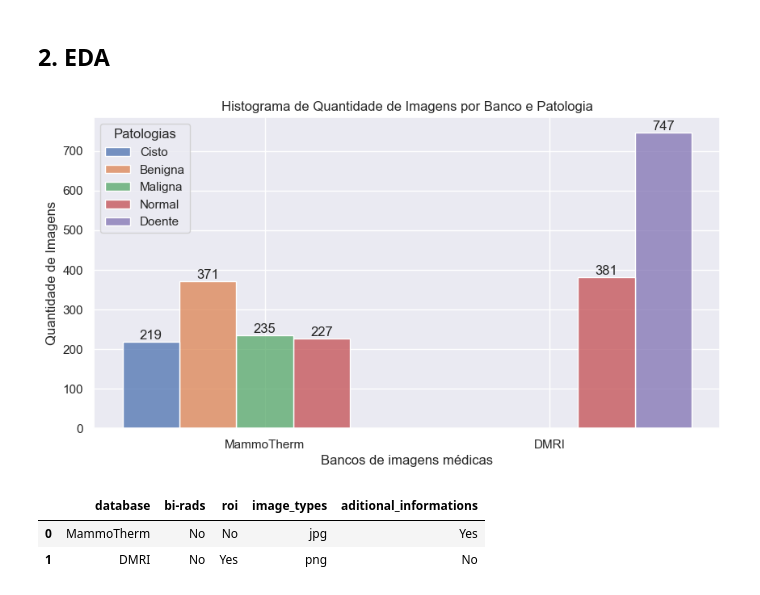
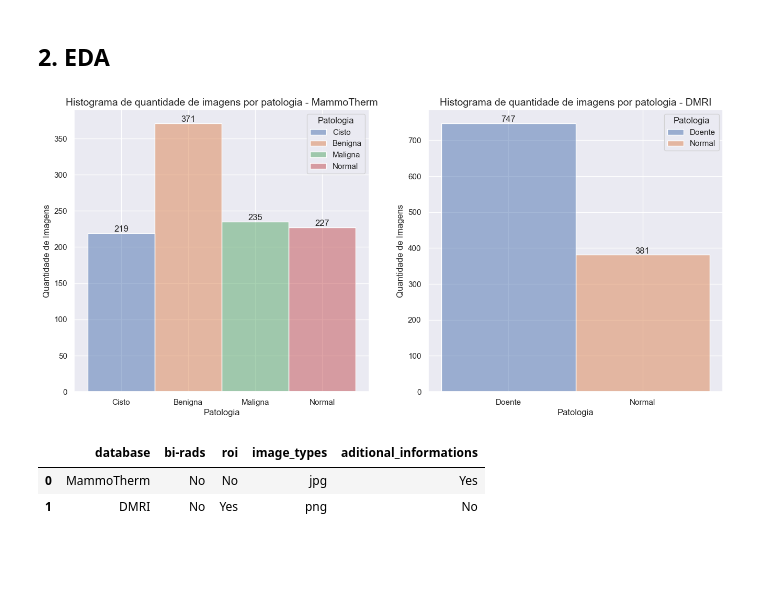
Before and after one commit to matheusssilva991/Radiomica, a Jupyter notebook: src/termografia/eda_metadados.ipynb, the cells around one changed output. Drawn from its saved outputs; the diff is of its cells as text; code cells hidden in the pictures; blank space fills up the shorter version.

Commit message:
fix: catalogação + eda termografia

```diff
--- a/src/termografia/eda_metadados.ipynb
+++ b/src/termografia/eda_metadados.ipynb
@@ -7,39 +7,35 @@ sns.set()
 # %% [markdown]
 ## 1. Carregando os metadados
 # %%
-mammotherm_metadata = pd.read_csv('../../outputs/termografia/Mammotherm_metadata.csv')
-dmri_metadata = pd.read_csv('../../outputs/termografia/DMRI_metadata.csv')
+mammotherm_metadata = pd.read_csv('../../outputs/termografia/metadata_mammotherm.csv')
+dmri_metadata = pd.read_csv('../../outputs/termografia/metadata_dmri.csv')
 
 metadatas = [mammotherm_metadata, dmri_metadata]
 databases_names = ['MammoTherm', 'DMRI']
-
-merge_metadatas = pd.DataFrame()
-
-for metadata, name in zip(metadatas, databases_names):
-    tmp = metadata[['pathology']].copy()
-    tmp['database'] = [name] * tmp.shape[0]
-    merge_metadatas = pd.concat([merge_metadatas, tmp], axis=0)
 # %% [markdown]
 ## 2. EDA
 # %%
-fig, ax = plt.subplots(figsize=(10, 5))
-sns.histplot(data=merge_metadatas, x='database', ax=ax, hue='pathology', multiple='dodge')
-plt.title('Histograma de Quantidade de Imagens por Banco e Patologia')
-plt.xlabel('Bancos de imagens médicas', size=12)
-plt.ylabel('Quantidade de Imagens', size=12)
+ids = [1, 2]
 
-for p in ax.patches:
-    height = p.get_height()
-    if height > 0:
-        ax.annotate(f'{height:.0f}', (p.get_x() + p.get_width() / 2., height), ha='center', va='bottom')
+fig = plt.figure(figsize=(16, 7))
+for i, metadata, database_name in zip(ids, metadatas, databases_names):
+    plt.subplot(1, 2, i)
+    ax = sns.histplot(data=metadata, x='pathology', hue= 'pathology')
+    plt.title(f'Histograma de quantidade de imagens por patologia - {database_name}', size=14)
+    plt.xlabel('Patologia', size=12)
+    plt.ylabel('Quantidade de Imagens', size=12)
 
-# Altere o título da legenda
-legend = ax.get_legend()
-legend.set_title('Patologias')
+    for p in ax.patches:
+        height = p.get_height()
+        if height > 0:
+            ax.annotate(f'{height:.0f}', (p.get_x() + p.get_width() / 2., height), ha='center', va='bottom')
+
+    legend = ax.get_legend()
+    legend.set_title('Patologia')
 
 plt.show()
 # %% [output]
-[figure, old version]
+[figure, new version]
 # %%
 databases_have_birads = []
 databases_have_roi = []
```
Also changed, not shown: parts of 1 cell of this notebook, 5 other files.
